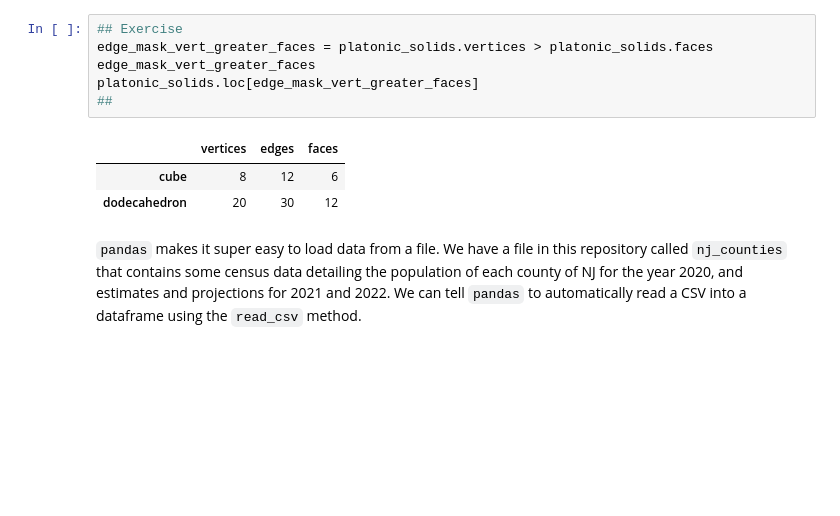
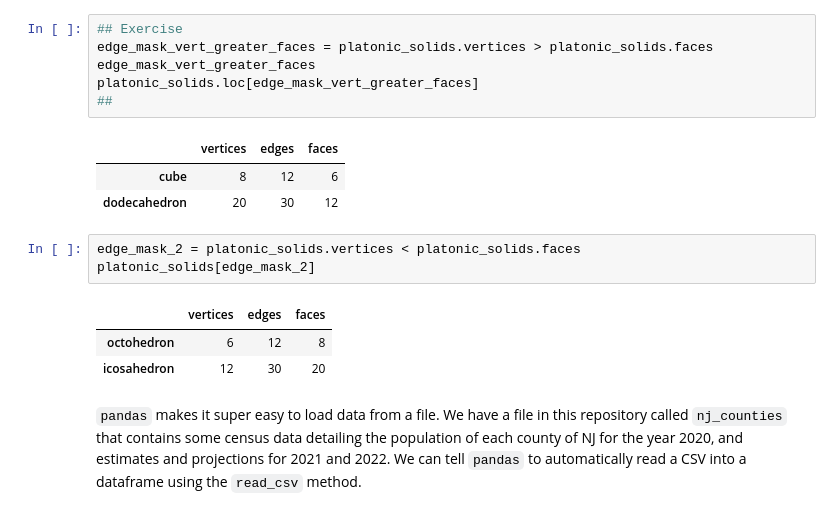
Before and after one commit to namanchauhan8998/DATA_VIZ_PYCHARM, a Jupyter notebook: viz-class-04-main/notebooks/01-pandas.ipynb, the cells around one changed output. Drawn from its saved outputs; the diff is of its cells as text; blank space fills up the shorter version.

```diff
--- a/viz-class-04-main/notebooks/01-pandas.ipynb
+++ b/viz-class-04-main/notebooks/01-pandas.ipynb
@@ -354,6 +465,13 @@ platonic_solids.loc[edge_mask_vert_greater_faces]
 |  | vertices | edges | faces |
 | cube | 8 | 12 | 6 |
 | dodecahedron | 20 | 30 | 12 |
+# %%
+edge_mask_2 = platonic_solids.vertices < platonic_solids.faces
+platonic_solids[edge_mask_2]
+# %% [output]
+|  | vertices | edges | faces |
+| octohedron | 6 | 12 | 8 |
+| icosahedron | 12 | 30 | 20 |
 # %% [markdown]
 `pandas` makes it super easy to load data from a file. We have a file in this repository called `nj_counties` that contains some census data detailing the population of each county of NJ for the year 2020, and estimates and projections for 2021 and 2022. We can tell `pandas` to automatically read a CSV into a dataframe using the `read_csv` method.
 # %%
```
Also changed, not shown: parts of 42 cells of this notebook, 2 other files.
